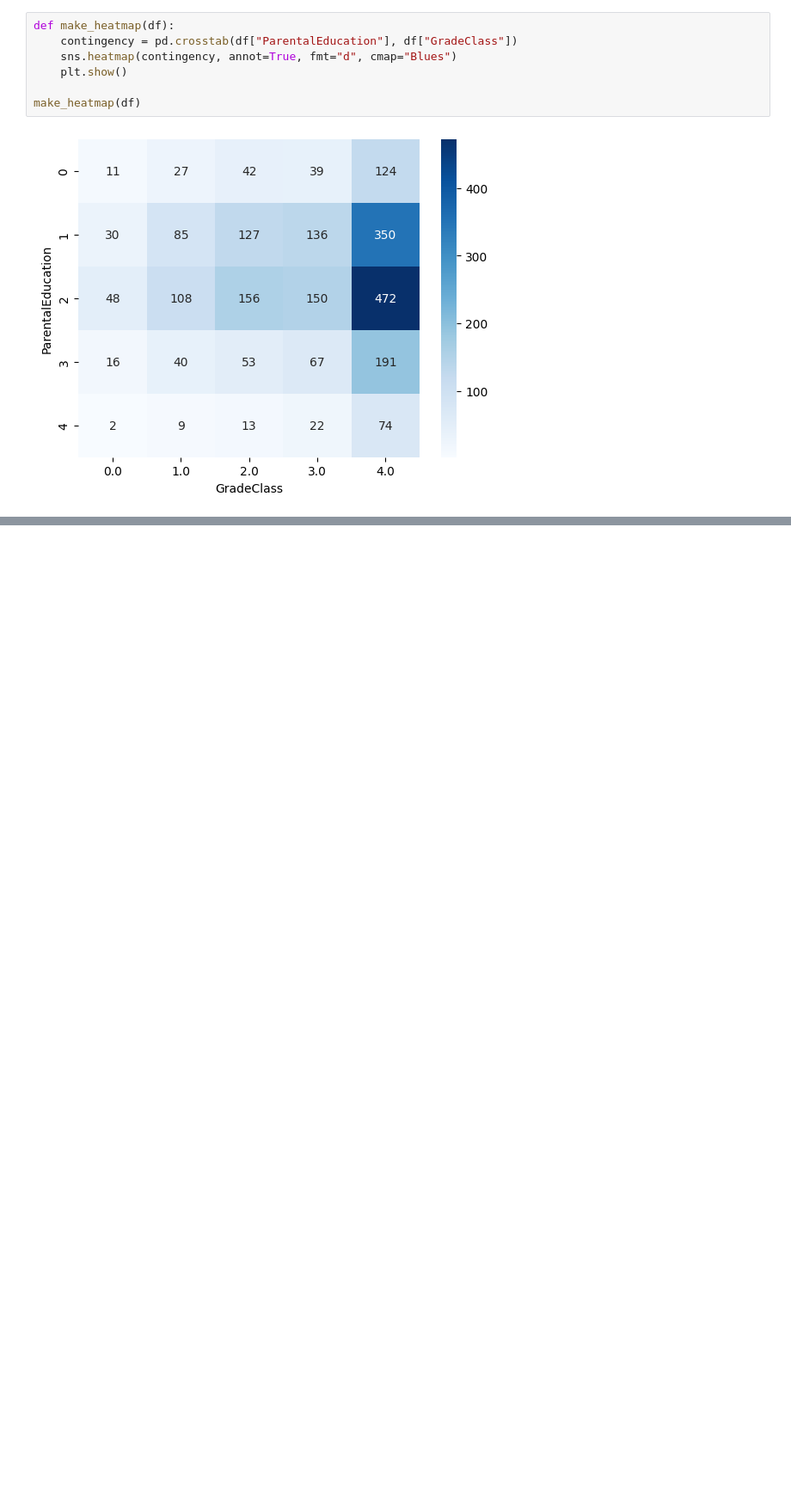
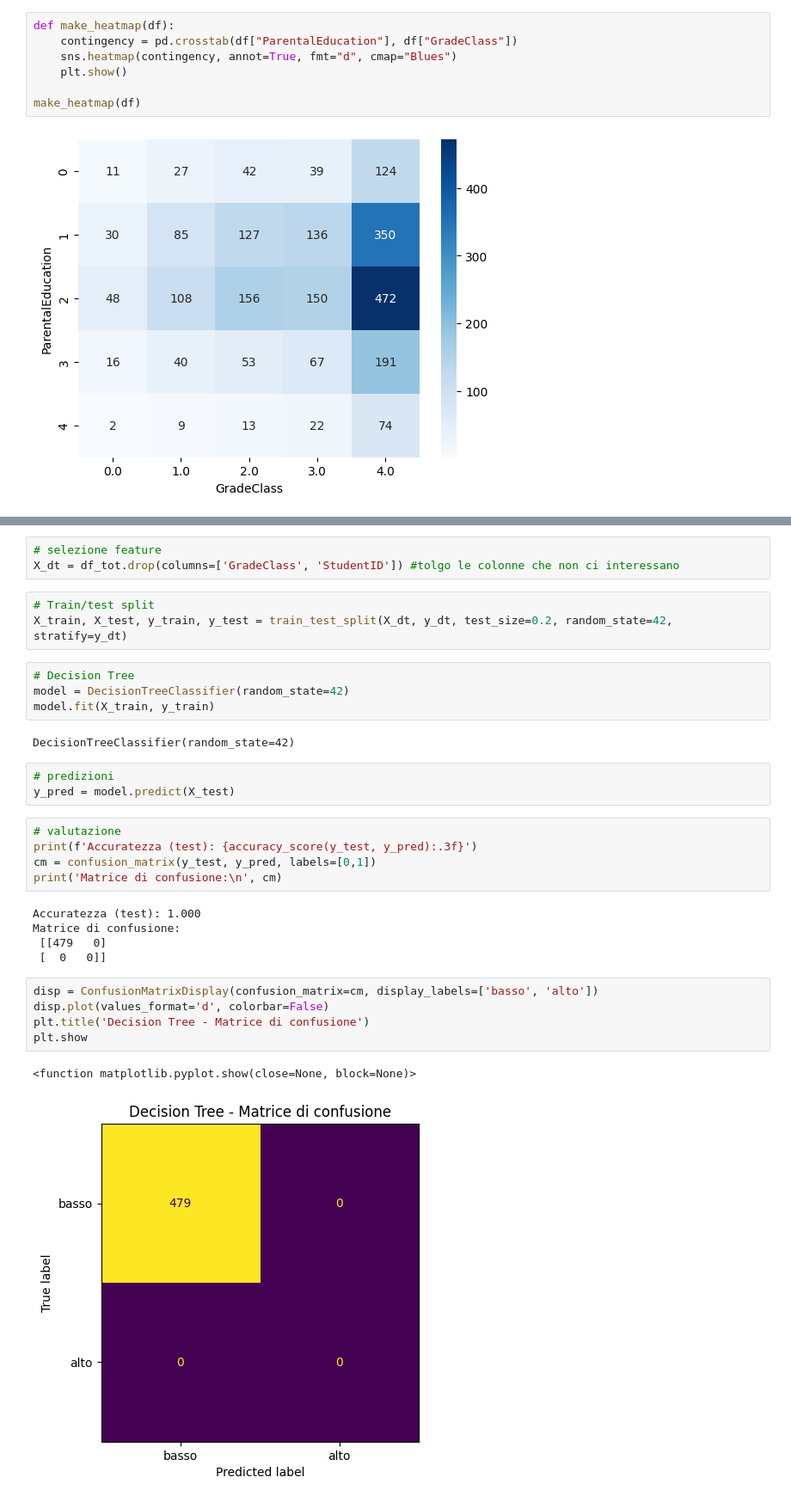
Before and after one commit to annasetzu/ProgettoDiGruppo21Agosto, a Jupyter notebook: main.ipynb, the cells around one changed output, grey strips where cells are left out. Shown: that part at 86% size. Drawn from its saved outputs; the diff is of its cells as text; blank space fills up the shorter version.

```diff
--- a/main.ipynb
+++ b/main.ipynb
@@ -216,0 +231,33 @@ make_heatmap(df)
+# %%
+# selezione feature
+X_dt = df_tot.drop(columns=['GradeClass', 'StudentID']) #tolgo le colonne che non ci interessano
+# %%
+# Train/test split
+X_train, X_test, y_train, y_test = train_test_split(X_dt, y_dt, test_size=0.2, random_state=42, stratify=y_dt)
+# %%
+# Decision Tree
+model = DecisionTreeClassifier(random_state=42)
+model.fit(X_train, y_train)
+# %% [output]
+DecisionTreeClassifier(random_state=42)
+# %%
+# predizioni
+y_pred = model.predict(X_test)
+# %%
+# valutazione
+print(f'Accuratezza (test): {accuracy_score(y_test, y_pred):.3f}')
+cm = confusion_matrix(y_test, y_pred, labels=[0,1])
+print('Matrice di confusione:\n', cm)
+# %% [output]
+Accuratezza (test): 1.000
+Matrice di confusione:
+ [[479   0]
+ [  0   0]]
+# %%
+disp = ConfusionMatrixDisplay(confusion_matrix=cm, display_labels=['basso', 'alto'])
+disp.plot(values_format='d', colorbar=False)
+plt.title('Decision Tree - Matrice di confusione')
+plt.show
+# %% [output]
+<function matplotlib.pyplot.show(close=None, block=None)>
+[figure, added]
```
Also changed, not shown: parts of 4 cells of this notebook.
